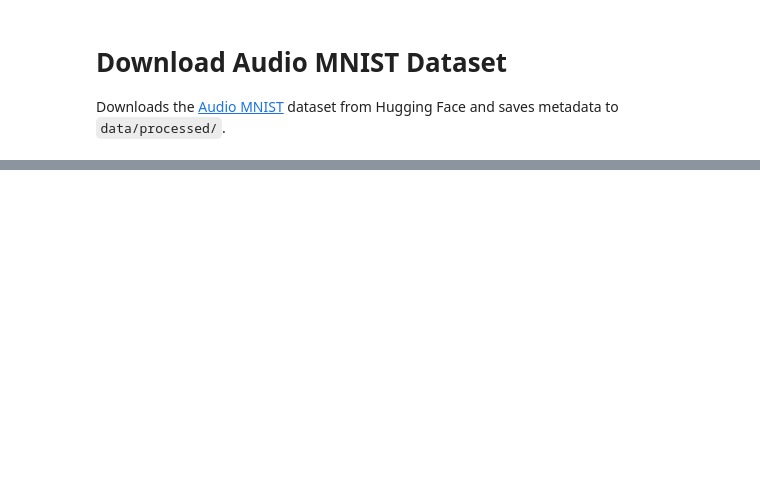
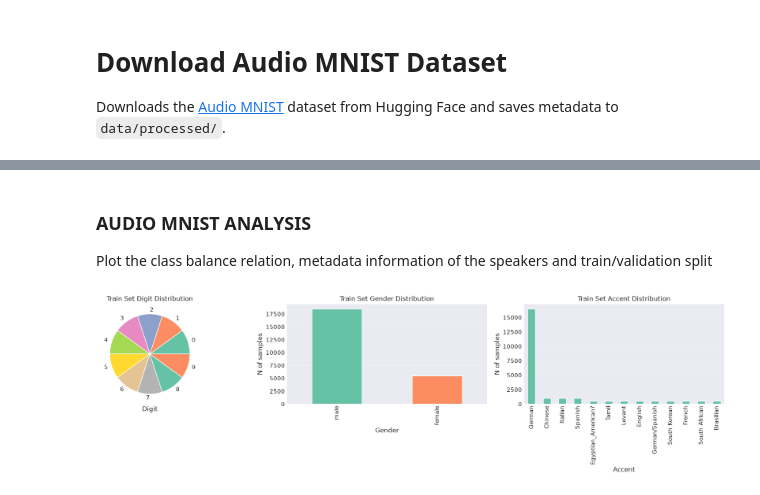
Before and after one commit to AmetsMarti/SDOML-project1, a Jupyter notebook: notebooks/00_download_dataset.ipynb, the cells around one changed output, grey strips where cells are left out. Cells and saved outputs as stored; diff of their text form; code cells hidden in the pictures; blank space fills up the shorter version.

Commit message:
Train/test sets distribution analysis

```diff
--- a/notebooks/00_download_dataset.ipynb
+++ b/notebooks/00_download_dataset.ipynb
@@ -21,7 +27,7 @@ print(f"Columns: {ds['train'].column_names}")
 records = [{
     "digit": s["digit"],
     "speaker_id": s["speaker_id"],
-    "gender": s["gender"],
+    "gender": "male" if s["gender"] == 0 else "female",
     "accent": s["accent"],
     "age": s["age"],
     "origin": s["origin"],
@@ -35,0 +51,34 @@ df.head()
+# %% [markdown]
+### AUDIO MNIST ANALYSIS
+Plot the class balance relation, metadata information of the speakers and train/validation split
+# %%
+palette = sns.color_palette("Set2", n_colors=10)
+train_df = df[df["split"] == "train"]
+valid_df = df[df["split"] == "test"]
+
+fig, axs = plt.subplots(1, 3, figsize=(18, 5))
+
+# Train Digit distribution
+digit_counts = train_df["digit"].value_counts().sort_index()
+digit_counts.plot.pie(ax=axs[0], colors=palette[:len(digit_counts)])
+axs[0].set_title("Train Set Digit Distribution")
+axs[0].set_xlabel("Digit")
+
+# Train Gender distribution
+train_df["gender"].value_counts().plot.bar(ax=axs[1], color=palette[:2])
+axs[1].set_title("Train Set Gender Distribution")
+axs[1].set_xlabel("Gender")
+axs[1].set_ylabel("N of samples")
+axs[1].grid(axis="y", alpha=0.3)
+
+# Train Accent distribution
+train_df["accent"].value_counts().plot.bar(ax=axs[2], color=palette[:1])
+axs[2].set_title("Train Set Accent Distribution")
+axs[2].set_xlabel("Accent")
+axs[2].set_ylabel("N of samples")
+axs[2].grid(axis="y", alpha=0.3)
+
+plt.tight_layout()
+plt.show()
+# %% [output]
+[figure, added]
```
Also changed, not shown: parts of 4 cells of this notebook, 1 other file.
